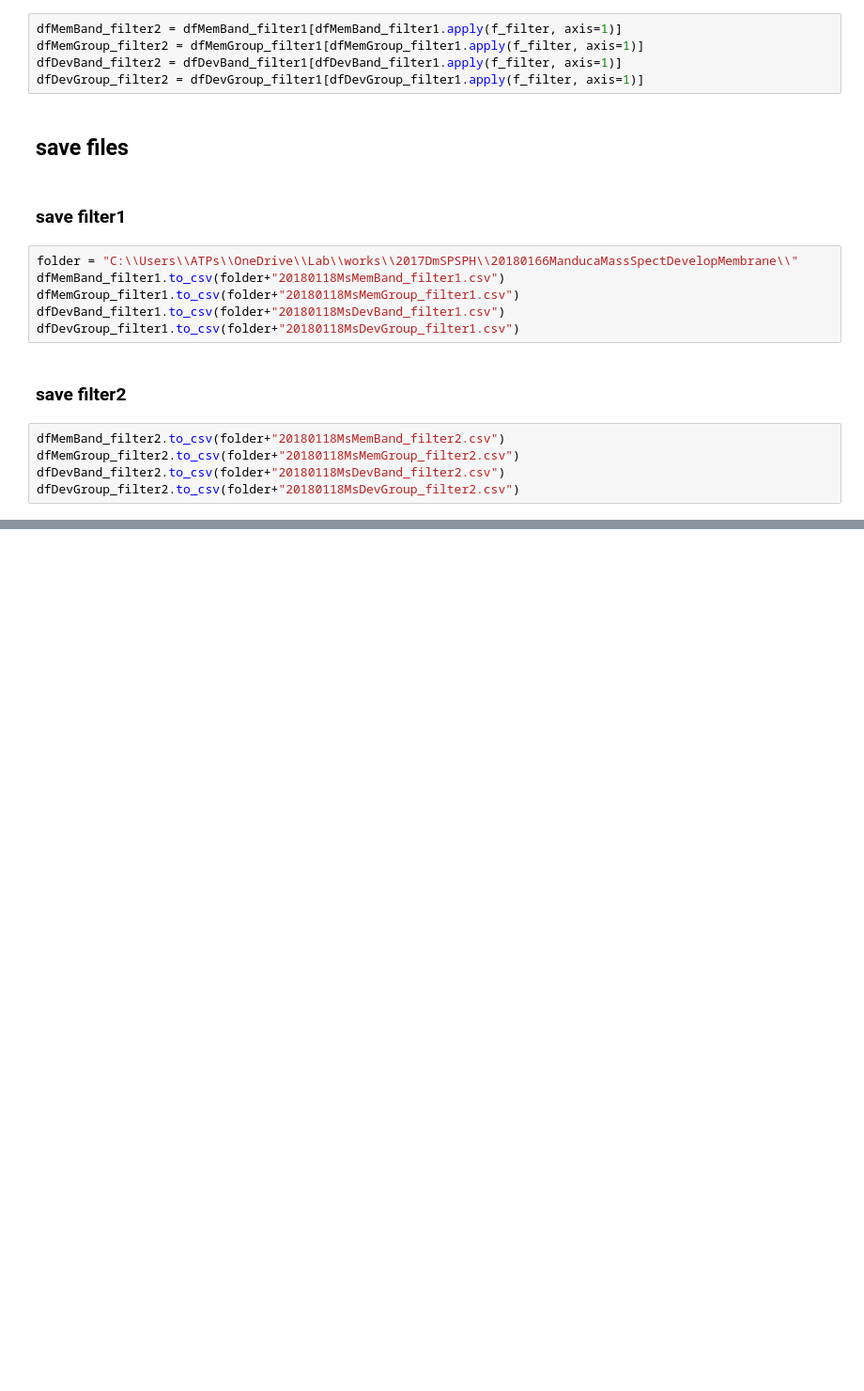
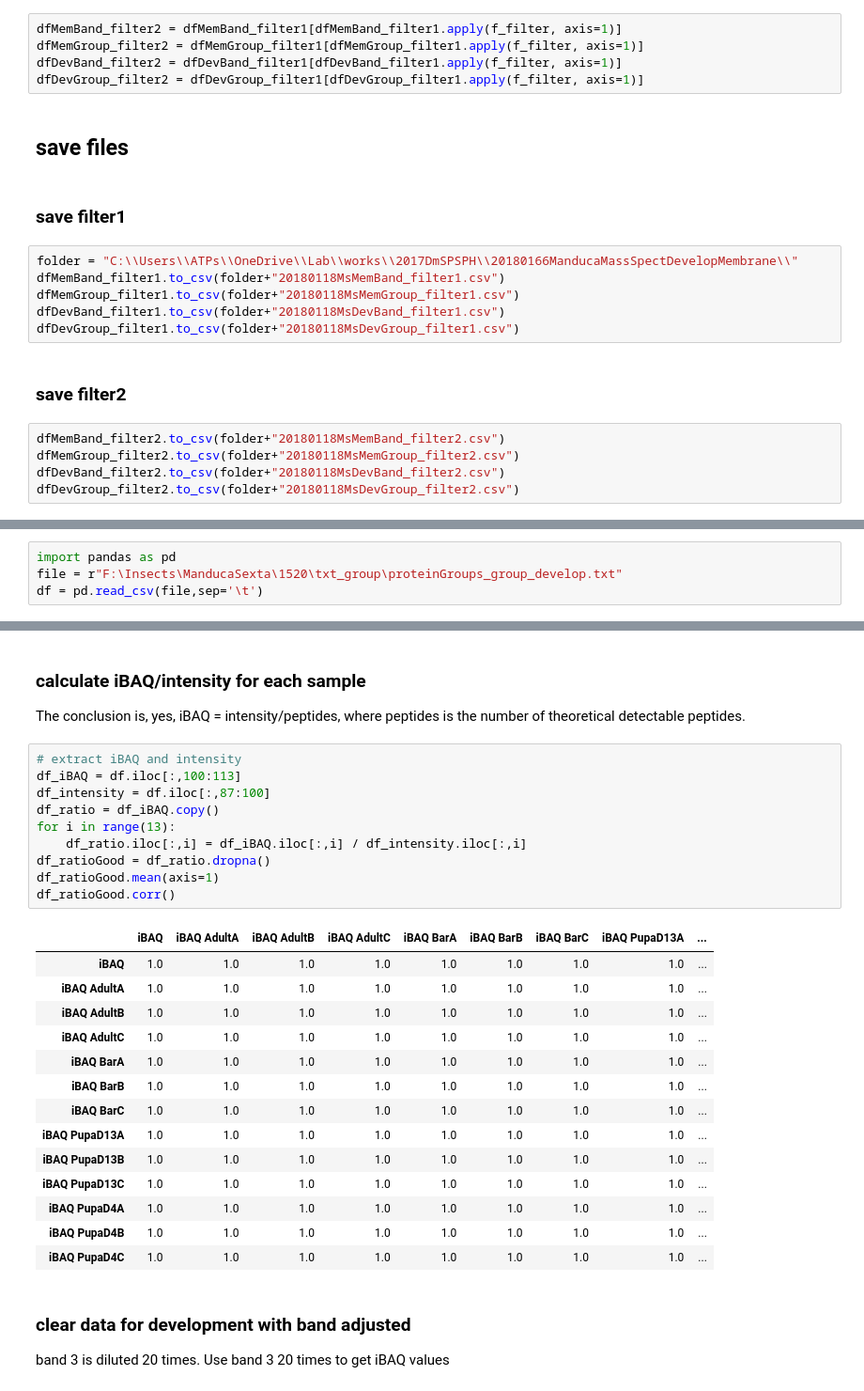
Before and after one commit to ATPs/XCProject, a Jupyter notebook: Manduca/20180116ManducaDevelopmentCellMembrane.ipynb, the cells around one changed output, grey strips where cells are left out. Shown at 94% size. Saved outputs shown, nothing was run; the diff lists cells and outputs as text; blank space fills up the shorter version.

```diff
--- a/Manduca/20180116ManducaDevelopmentCellMembrane.ipynb
+++ b/Manduca/20180116ManducaDevelopmentCellMembrane.ipynb
@@ -125,0 +132,4 @@ dfDevGroup_filter2.to_csv(folder+"20180118MsDevGroup_filter2.csv")
+# %%
+import pandas as pd
+file = r"F:\Insects\ManducaSexta\1520\txt_group\proteinGroups_group_develop.txt"
+df = pd.read_csv(file,sep='\t')
@@ -125,0 +159,33 @@ dfDevGroup_filter2.to_csv(folder+"20180118MsDevGroup_filter2.csv")
+# %% [markdown]
+### calculate iBAQ/intensity for each sample
+
+The conclusion is, yes, iBAQ = intensity/peptides, where peptides is the number of theoretical detectable peptides.
+# %%
+# extract iBAQ and intensity
+df_iBAQ = df.iloc[:,100:113]
+df_intensity = df.iloc[:,87:100]
+df_ratio = df_iBAQ.copy()
+for i in range(13):
+    df_ratio.iloc[:,i] = df_iBAQ.iloc[:,i] / df_intensity.iloc[:,i]
+df_ratioGood = df_ratio.dropna()
+df_ratioGood.mean(axis=1)
+df_ratioGood.corr()
+# %% [output]
+|  | iBAQ | iBAQ AdultA | iBAQ AdultB | iBAQ AdultC | iBAQ BarA | iBAQ BarB | iBAQ BarC | iBAQ PupaD13A | ... |
+| iBAQ | 1.0 | 1.0 | 1.0 | 1.0 | 1.0 | 1.0 | 1.0 | 1.0 | ... |
+| iBAQ AdultA | 1.0 | 1.0 | 1.0 | 1.0 | 1.0 | 1.0 | 1.0 | 1.0 | ... |
+| iBAQ AdultB | 1.0 | 1.0 | 1.0 | 1.0 | 1.0 | 1.0 | 1.0 | 1.0 | ... |
+| iBAQ AdultC | 1.0 | 1.0 | 1.0 | 1.0 | 1.0 | 1.0 | 1.0 | 1.0 | ... |
+| iBAQ BarA | 1.0 | 1.0 | 1.0 | 1.0 | 1.0 | 1.0 | 1.0 | 1.0 | ... |
+| iBAQ BarB | 1.0 | 1.0 | 1.0 | 1.0 | 1.0 | 1.0 | 1.0 | 1.0 | ... |
+| iBAQ BarC | 1.0 | 1.0 | 1.0 | 1.0 | 1.0 | 1.0 | 1.0 | 1.0 | ... |
+| iBAQ PupaD13A | 1.0 | 1.0 | 1.0 | 1.0 | 1.0 | 1.0 | 1.0 | 1.0 | ... |
+| iBAQ PupaD13B | 1.0 | 1.0 | 1.0 | 1.0 | 1.0 | 1.0 | 1.0 | 1.0 | ... |
+| iBAQ PupaD13C | 1.0 | 1.0 | 1.0 | 1.0 | 1.0 | 1.0 | 1.0 | 1.0 | ... |
+| iBAQ PupaD4A | 1.0 | 1.0 | 1.0 | 1.0 | 1.0 | 1.0 | 1.0 | 1.0 | ... |
+| iBAQ PupaD4B | 1.0 | 1.0 | 1.0 | 1.0 | 1.0 | 1.0 | 1.0 | 1.0 | ... |
+| iBAQ PupaD4C | 1.0 | 1.0 | 1.0 | 1.0 | 1.0 | 1.0 | 1.0 | 1.0 | ... |
+# %% [markdown]
+### clear data for development with band adjusted
+
+band 3 is diluted 20 times. Use band 3 20 times to get iBAQ values
```
Also changed, not shown: parts of 5 cells of this notebook, 26 other files.
